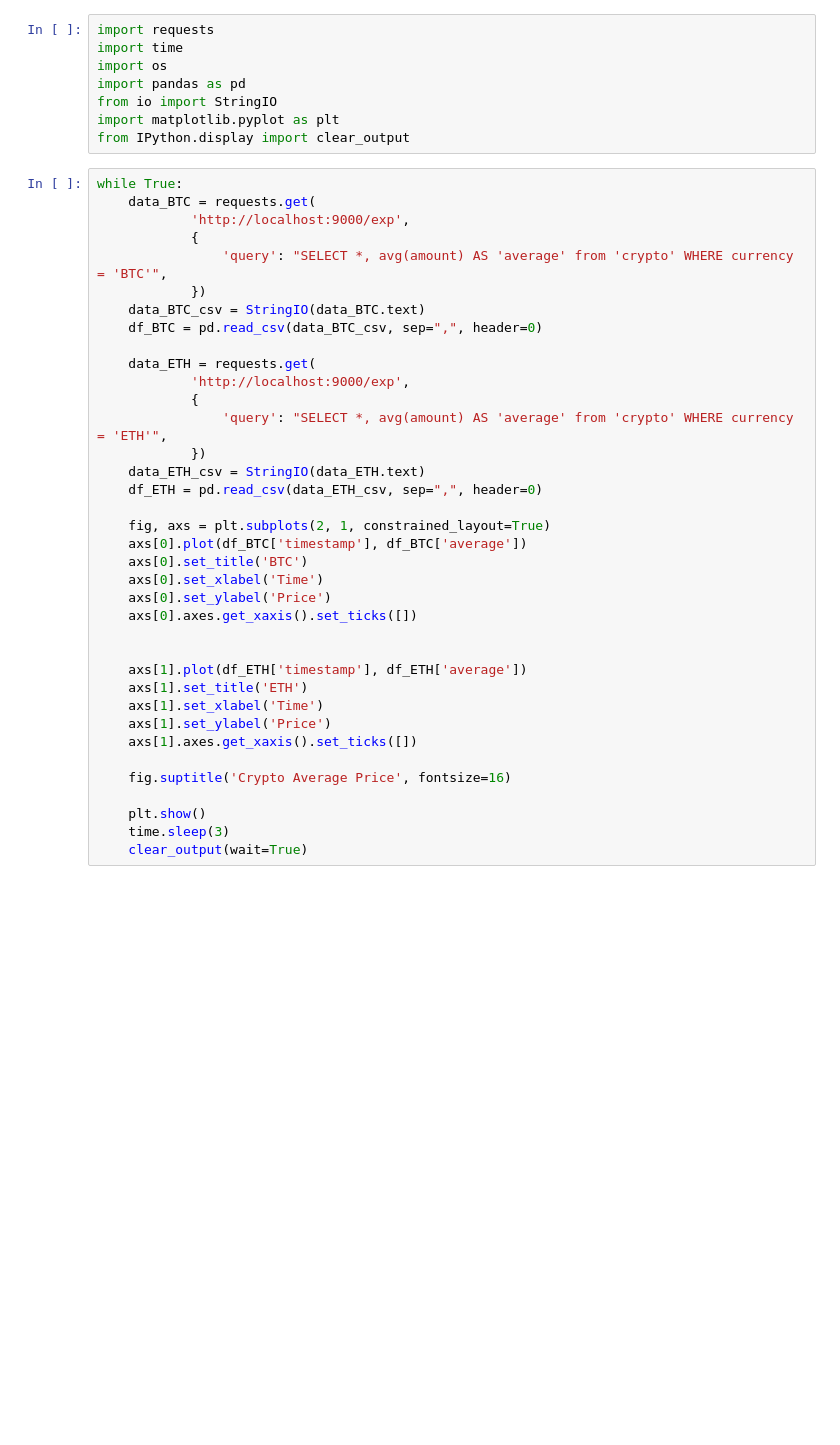
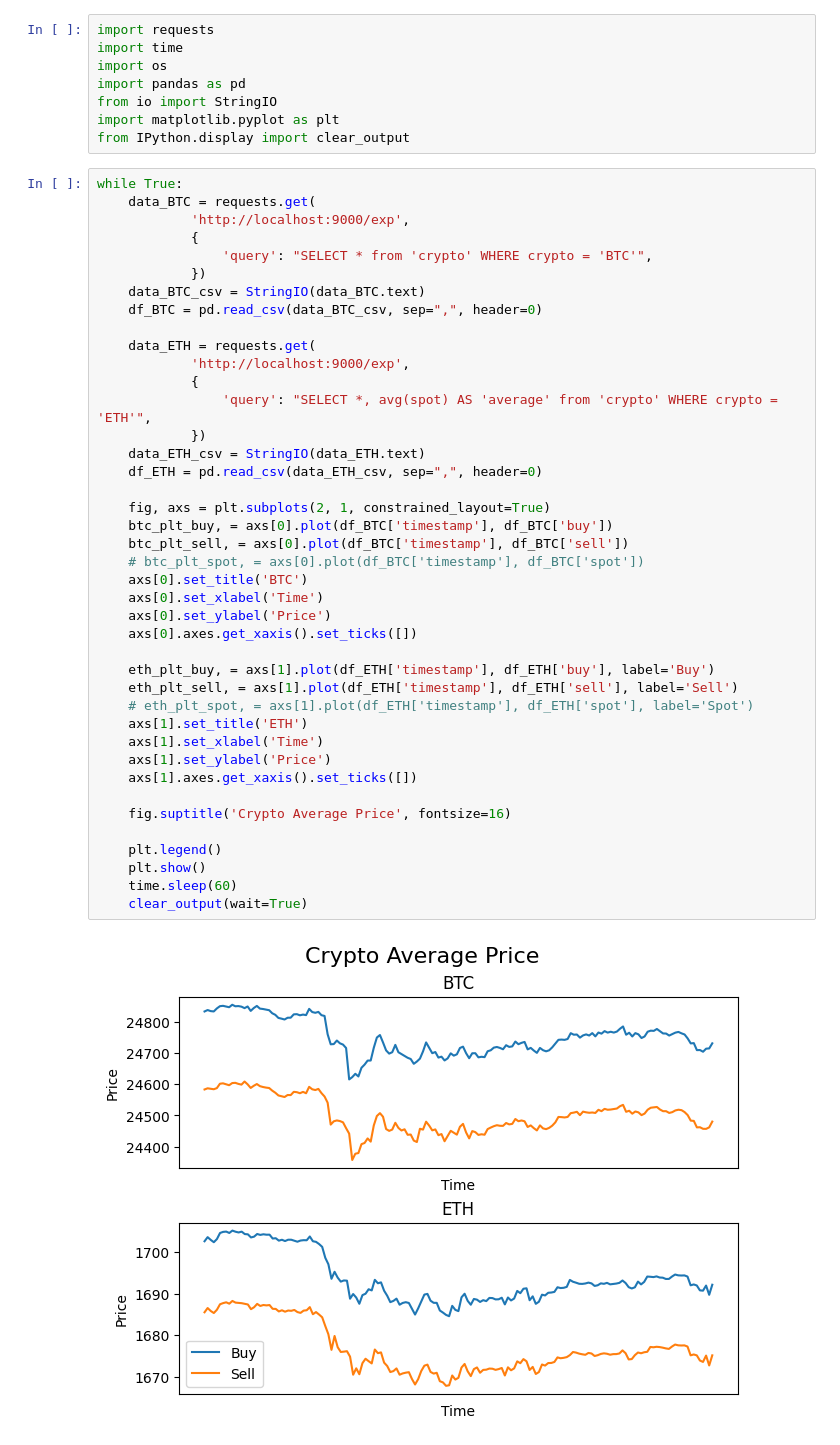
Before and after one commit to bakansm/crypto-kafka-streaming, a Jupyter notebook: getData.ipynb, the cells around one changed output. Drawn from its saved outputs; the diff is of its cells as text; blank space fills up the shorter version.

```diff
--- a/getData.ipynb
+++ b/getData.ipynb
@@ -10,36 +10,42 @@ from IPython.display import clear_output
 while True:
     data_BTC = requests.get(
             'http://localhost:9000/exp',
             {
-                'query': "SELECT *, avg(amount) AS 'average' from 'crypto' WHERE currency = 'BTC'",
+                'query': "SELECT * from 'crypto' WHERE crypto = 'BTC'",
             })
     data_BTC_csv = StringIO(data_BTC.text)
     df_BTC = pd.read_csv(data_BTC_csv, sep=",", header=0)
 
     data_ETH = requests.get(
             'http://localhost:9000/exp',
             {
-                'query': "SELECT *, avg(amount) AS 'average' from 'crypto' WHERE currency = 'ETH'",
+                'query': "SELECT *, avg(spot) AS 'average' from 'crypto' WHERE crypto = 'ETH'",
             })
     data_ETH_csv = StringIO(data_ETH.text)
     df_ETH = pd.read_csv(data_ETH_csv, sep=",", header=0)
 
     fig, axs = plt.subplots(2, 1, constrained_layout=True)
-    axs[0].plot(df_BTC['timestamp'], df_BTC['average'])
+    btc_plt_buy, = axs[0].plot(df_BTC['timestamp'], df_BTC['buy'])
+    btc_plt_sell, = axs[0].plot(df_BTC['timestamp'], df_BTC['sell'])
+    # btc_plt_spot, = axs[0].plot(df_BTC['timestamp'], df_BTC['spot'])
     axs[0].set_title('BTC')
     axs[0].set_xlabel('Time')
     axs[0].set_ylabel('Price')
     axs[0].axes.get_xaxis().set_ticks([])
 
-
-    axs[1].plot(df_ETH['timestamp'], df_ETH['average'])
+    eth_plt_buy, = axs[1].plot(df_ETH['timestamp'], df_ETH['buy'], label='Buy')
+    eth_plt_sell, = axs[1].plot(df_ETH['timestamp'], df_ETH['sell'], label='Sell')
+    # eth_plt_spot, = axs[1].plot(df_ETH['timestamp'], df_ETH['spot'], label='Spot')
     axs[1].set_title('ETH')
     axs[1].set_xlabel('Time')
     axs[1].set_ylabel('Price')
     axs[1].axes.get_xaxis().set_ticks([])
 
     fig.suptitle('Crypto Average Price', fontsize=16)
 
+    plt.legend()
     plt.show()
-    time.sleep(3)
+    time.sleep(60)
     clear_output(wait=True)
+# %% [output]
+[figure, added]
```
Also changed, not shown: parts of 1 cell of this notebook, 10 other files.
